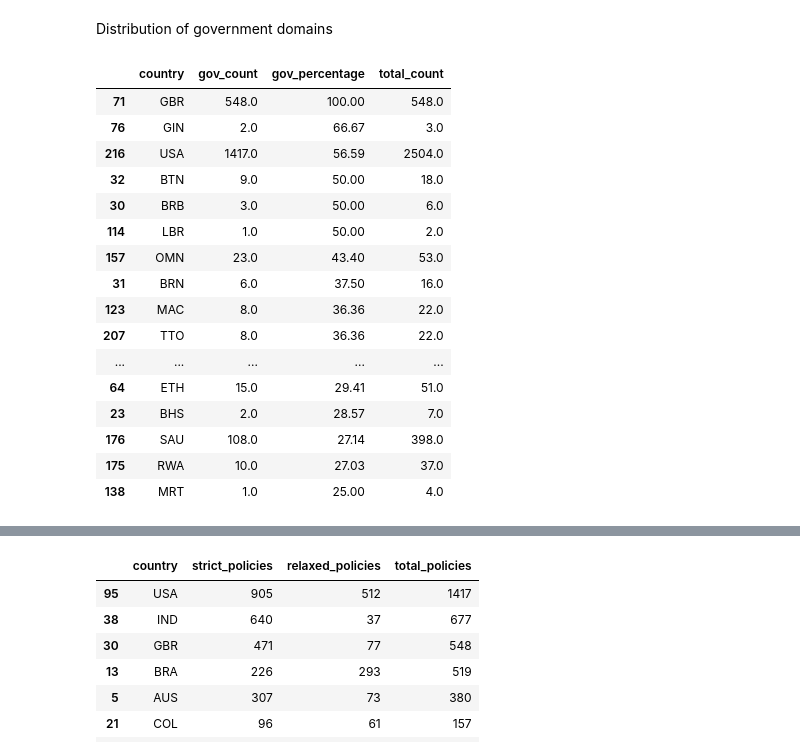
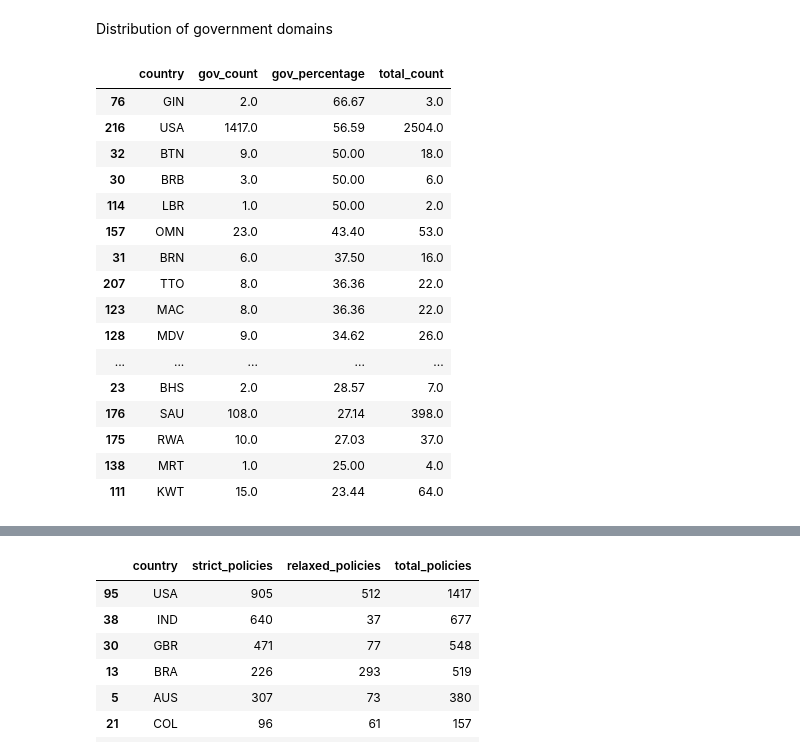
Before and after one commit to internettransparency/dmarc-cctld-research, a Jupyter notebook: notebooks/process-results.ipynb, the cells around one changed output, grey strips where cells are left out. Cells and saved outputs as stored; diff of their text form; code cells hidden in the pictures.

```diff
--- a/notebooks/process-results.ipynb
+++ b/notebooks/process-results.ipynb
@@ -663,35 +677,32 @@ Distribution of government domains
 # %%
 # statistics of how many gov domain with respect to all domains per country, ordered by total gov domains of each country
 def show_gov_per_country(cctld_dmarc_pdf):
-    b = cctld_dmarc_pdf.groupby(['tld', "is_gov"]).size().reset_index(name='count')
-    b["country"] = b["tld"].apply(lambda x: get_country_from_tld(x))
-    country_breakdown = b.groupby(['country', 'is_gov'])['count'].sum().reset_index()
-    #country_breakdown["country"] = country_breakdown["country"].apply(lambda x: get_country_from_tld(x))
+    agg_pdf = cctld_dmarc_pdf.groupby(['country', "is_gov"]).size().reset_index(name='count')
+    country_breakdown = agg_pdf.groupby(['country', 'is_gov'])['count'].sum().reset_index()
 
     # Pivot to get government and non-government columns
     country_pivot = country_breakdown.pivot(index='country', columns='is_gov', values='count').fillna(0)
 
     # Rename columns for clarity
     country_pivot.columns = ['non_gov_count', 'gov_count']
 
     # Calculate total domains per country
     country_pivot['total_count'] = country_pivot['non_gov_count'] + country_pivot['gov_count']
 
     # Calculate percentages
     country_pivot['gov_percentage'] = (country_pivot['gov_count'] / country_pivot['total_count'] * 100).round(2)
     country_pivot['non_gov_percentage'] = (country_pivot['non_gov_count'] / country_pivot['total_count'] * 100).round(2)
 
     # Reset index to make country a regular column
     country_pivot = country_pivot.reset_index()
 
     # Sort by government percentage in descending order
     country_pivot = country_pivot.sort_values('gov_percentage', ascending=False)
     display(country_pivot[["country", "gov_count", "gov_percentage", "total_count"]].head(20))
 
 show_gov_per_country(cctld_dmarc_pdf.copy())
 # %% [output]
 |  | country | gov_count | gov_percentage | total_count |
-| 71 | GBR | 548.0 | 100.00 | 548.0 |
 | 76 | GIN | 2.0 | 66.67 | 3.0 |
 | 216 | USA | 1417.0 | 56.59 | 2504.0 |
 | 32 | BTN | 9.0 | 50.00 | 18.0 |
@@ -699,14 +710,15 @@ show_gov_per_country(cctld_dmarc_pdf.copy())
 | 114 | LBR | 1.0 | 50.00 | 2.0 |
 | 157 | OMN | 23.0 | 43.40 | 53.0 |
 | 31 | BRN | 6.0 | 37.50 | 16.0 |
+| 207 | TTO | 8.0 | 36.36 | 22.0 |
 | 123 | MAC | 8.0 | 36.36 | 22.0 |
-| 207 | TTO | 8.0 | 36.36 | 22.0 |
+| 128 | MDV | 9.0 | 34.62 | 26.0 |
 | ... | ... | ... | ... | ... |
-| 64 | ETH | 15.0 | 29.41 | 51.0 |
 | 23 | BHS | 2.0 | 28.57 | 7.0 |
 | 176 | SAU | 108.0 | 27.14 | 398.0 |
 | 175 | RWA | 10.0 | 27.03 | 37.0 |
 | 138 | MRT | 1.0 | 25.00 | 4.0 |
+| 111 | KWT | 15.0 | 23.44 | 64.0 |
 # %%
 strict_relaxed_policy_correlation(gov_policy_counts_pdf.copy(), threshold=100)
 # %% [output]
```
Also changed, not shown: parts of 40 cells of this notebook, 4 other files.
